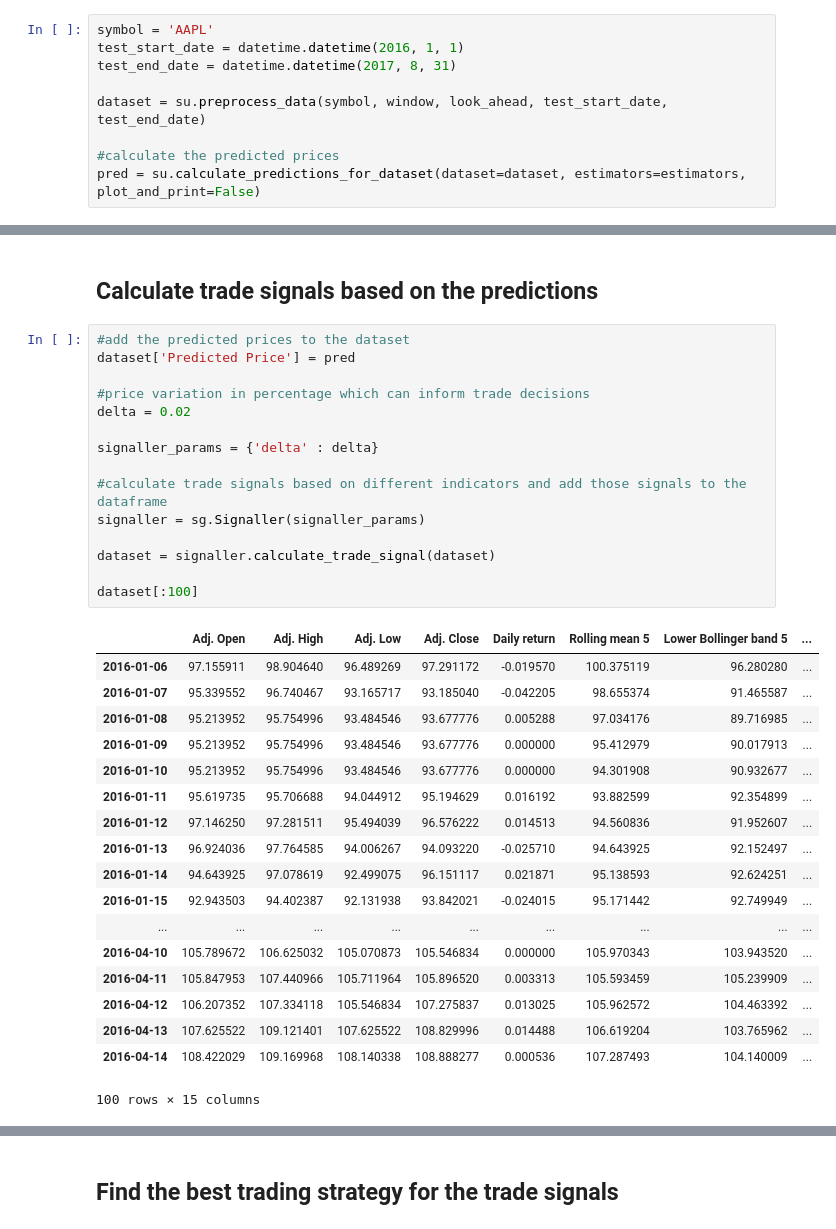
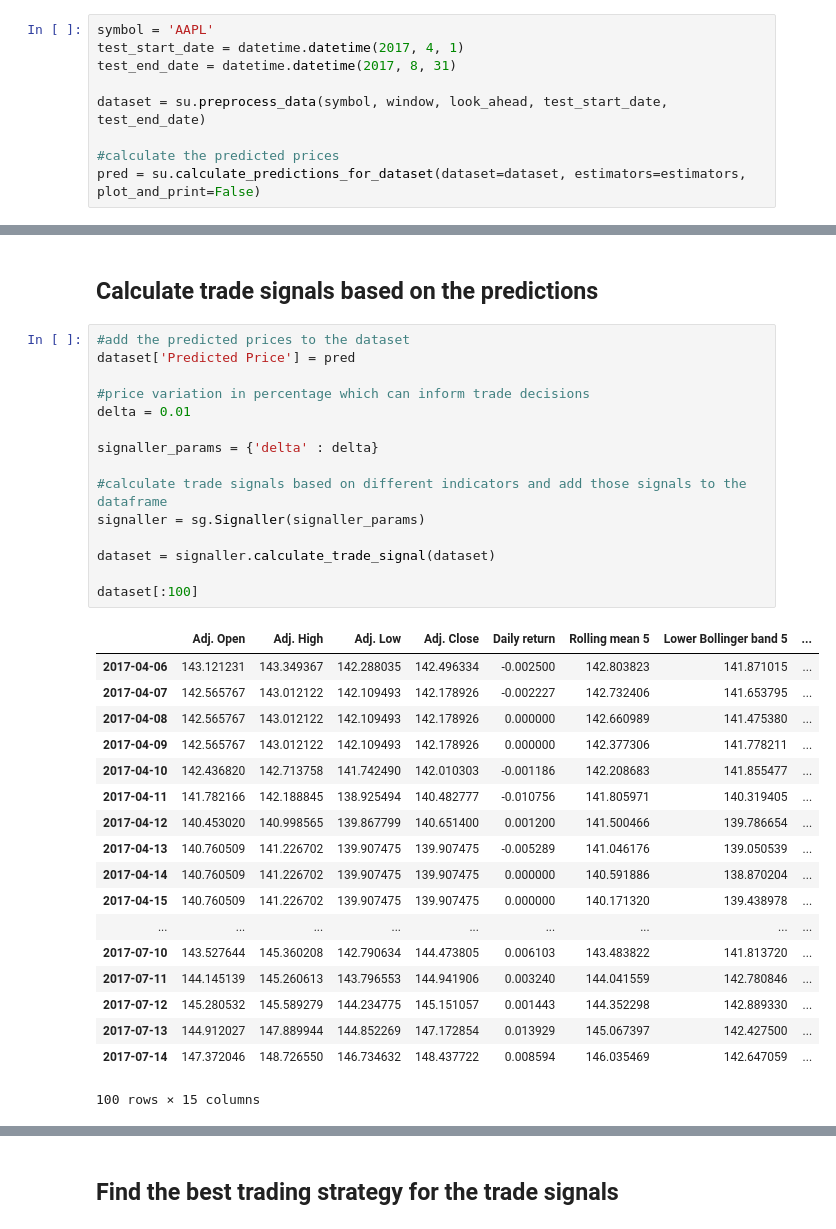
Before and after one commit to iamandicip/ml_projects, a Jupyter notebook: capstone_project/stock_market_forecast.ipynb, the cells around one changed output, grey strips where cells are left out. Cells and saved outputs as stored; diff of their text form.

```diff
--- a/capstone_project/stock_market_forecast.ipynb
+++ b/capstone_project/stock_market_forecast.ipynb
@@ -166,7 +166,7 @@ if validate:
 ## Load stock data and calculate predictions
 # %%
 symbol = 'AAPL'
-test_start_date = datetime.datetime(2016, 1, 1)
+test_start_date = datetime.datetime(2017, 4, 1)
 test_end_date = datetime.datetime(2017, 8, 31)
 
 dataset = su.preprocess_data(symbol, window, look_ahead, test_start_date, test_end_date)
@@ -188,34 +188,34 @@ ax.legend(loc='upper left')
 # %%
 #add the predicted prices to the dataset
 dataset['Predicted Price'] = pred
 
 #price variation in percentage which can inform trade decisions
-delta = 0.02
+delta = 0.01
 
 signaller_params = {'delta' : delta}
 
 #calculate trade signals based on different indicators and add those signals to the dataframe
 signaller = sg.Signaller(signaller_params)
 
 dataset = signaller.calculate_trade_signal(dataset)
 
 dataset[:100]
 # %% [output]
 |  | Adj. Open | Adj. High | Adj. Low | Adj. Close | Daily return | Rolling mean 5 | Lower Bollinger band 5 | ... |
-| 2016-01-06 | 97.155911 | 98.904640 | 96.489269 | 97.291172 | -0.019570 | 100.375119 | 96.280280 | ... |
-| 2016-01-07 | 95.339552 | 96.740467 | 93.165717 | 93.185040 | -0.042205 | 98.655374 | 91.465587 | ... |
-| 2016-01-08 | 95.213952 | 95.754996 | 93.484546 | 93.677776 | 0.005288 | 97.034176 | 89.716985 | ... |
-| 2016-01-09 | 95.213952 | 95.754996 | 93.484546 | 93.677776 | 0.000000 | 95.412979 | 90.017913 | ... |
-| 2016-01-10 | 95.213952 | 95.754996 | 93.484546 | 93.677776 | 0.000000 | 94.301908 | 90.932677 | ... |
-| 2016-01-11 | 95.619735 | 95.706688 | 94.044912 | 95.194629 | 0.016192 | 93.882599 | 92.354899 | ... |
-| 2016-01-12 | 97.146250 | 97.281511 | 95.494039 | 96.576222 | 0.014513 | 94.560836 | 91.952607 | ... |
-| 2016-01-13 | 96.924036 | 97.764585 | 94.006267 | 94.093220 | -0.025710 | 94.643925 | 92.152497 | ... |
-| 2016-01-14 | 94.643925 | 97.078619 | 92.499075 | 96.151117 | 0.021871 | 95.138593 | 92.624251 | ... |
-| 2016-01-15 | 92.943503 | 94.402387 | 92.131938 | 93.842021 | -0.024015 | 95.171442 | 92.749949 | ... |
+| 2017-04-06 | 143.121231 | 143.349367 | 142.288035 | 142.496334 | -0.002500 | 142.803823 | 141.871015 | ... |
+| 2017-04-07 | 142.565767 | 143.012122 | 142.109493 | 142.178926 | -0.002227 | 142.732406 | 141.653795 | ... |
+| 2017-04-08 | 142.565767 | 143.012122 | 142.109493 | 142.178926 | 0.000000 | 142.660989 | 141.475380 | ... |
+| 2017-04-09 | 142.565767 | 143.012122 | 142.109493 | 142.178926 | 0.000000 | 142.377306 | 141.778211 | ... |
+| 2017-04-10 | 142.436820 | 142.713758 | 141.742490 | 142.010303 | -0.001186 | 142.208683 | 141.855477 | ... |
+| 2017-04-11 | 141.782166 | 142.188845 | 138.925494 | 140.482777 | -0.010756 | 141.805971 | 140.319405 | ... |
+| 2017-04-12 | 140.453020 | 140.998565 | 139.867799 | 140.651400 | 0.001200 | 141.500466 | 139.786654 | ... |
+| 2017-04-13 | 140.760509 | 141.226702 | 139.907475 | 139.907475 | -0.005289 | 141.046176 | 139.050539 | ... |
+| 2017-04-14 | 140.760509 | 141.226702 | 139.907475 | 139.907475 | 0.000000 | 140.591886 | 138.870204 | ... |
+| 2017-04-15 | 140.760509 | 141.226702 | 139.907475 | 139.907475 | 0.000000 | 140.171320 | 139.438978 | ... |
 | ... | ... | ... | ... | ... | ... | ... | ... | ... |
-| 2016-04-10 | 105.789672 | 106.625032 | 105.070873 | 105.546834 | 0.000000 | 105.970343 | 103.943520 | ... |
-| 2016-04-11 | 105.847953 | 107.440966 | 105.711964 | 105.896520 | 0.003313 | 105.593459 | 105.239909 | ... |
-| 2016-04-12 | 106.207352 | 107.334118 | 105.546834 | 107.275837 | 0.013025 | 105.962572 | 104.463392 | ... |
-| 2016-04-13 | 107.625522 | 109.121401 | 107.625522 | 108.829996 | 0.014488 | 106.619204 | 103.765962 | ... |
-| 2016-04-14 | 108.422029 | 109.169968 | 108.140338 | 108.888277 | 0.000536 | 107.287493 | 104.140009 | ... |
+| 2017-07-10 | 143.527644 | 145.360208 | 142.790634 | 144.473805 | 0.006103 | 143.483822 | 141.813720 | ... |
+| 2017-07-11 | 144.145139 | 145.260613 | 143.796553 | 144.941906 | 0.003240 | 144.041559 | 142.780846 | ... |
+| 2017-07-12 | 145.280532 | 145.589279 | 144.234775 | 145.151057 | 0.001443 | 144.352298 | 142.889330 | ... |
+| 2017-07-13 | 144.912027 | 147.889944 | 144.852269 | 147.172854 | 0.013929 | 145.067397 | 142.427500 | ... |
+| 2017-07-14 | 147.372046 | 148.726550 | 146.734632 | 148.437722 | 0.008594 | 146.035469 | 142.647059 | ... |
 100 rows × 15 columns
```
Also changed, not shown: parts of 8 cells of this notebook, 3 other files.
